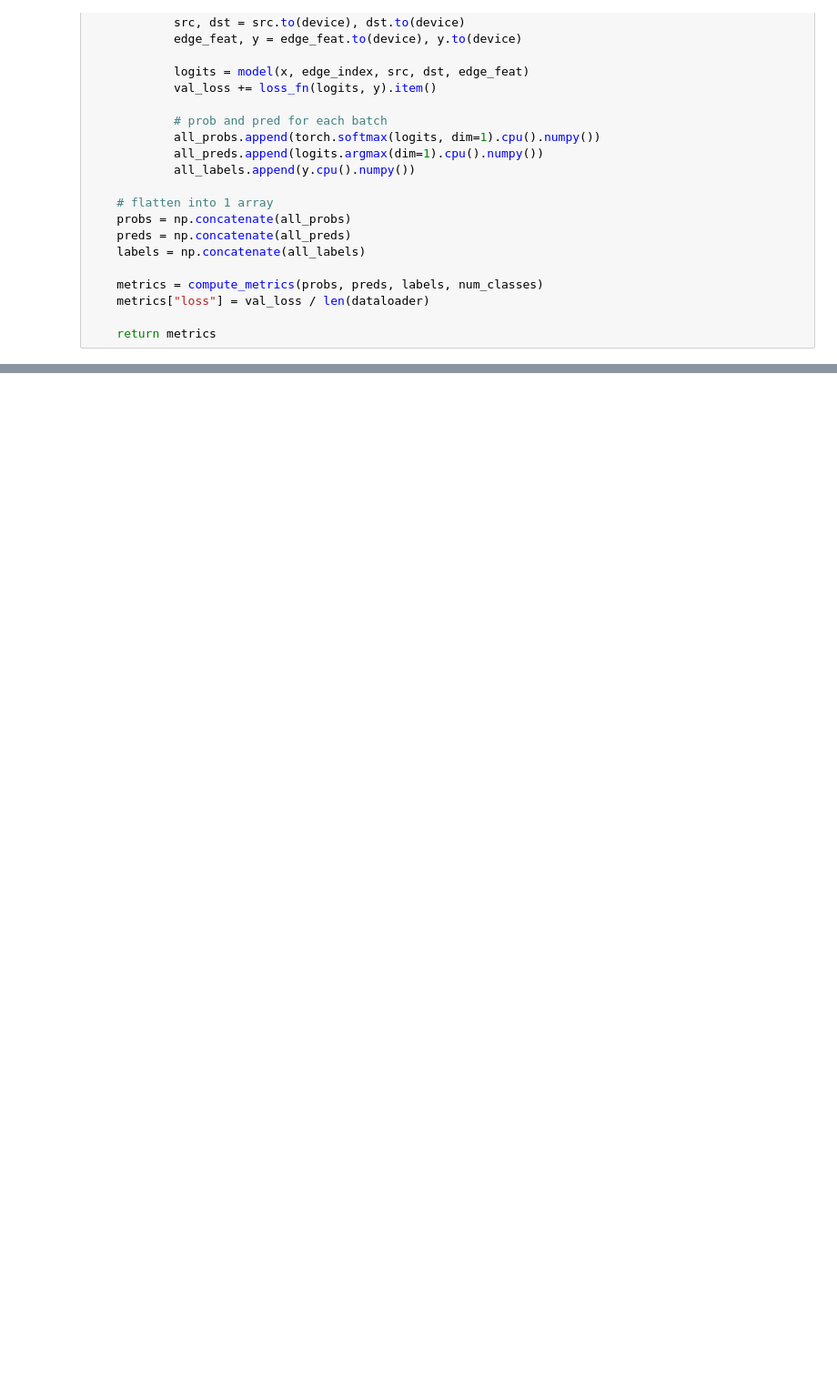
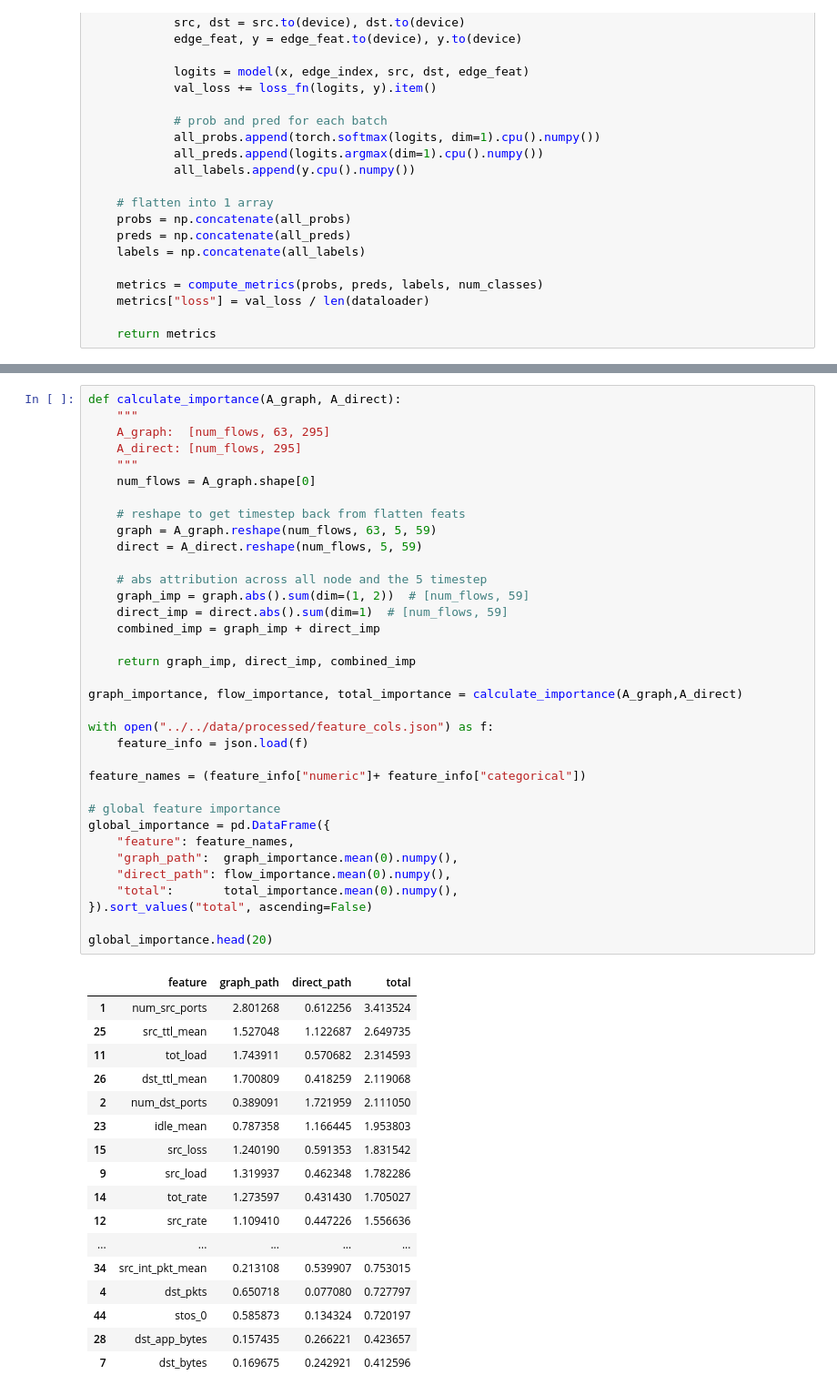
Before and after one commit to yjiahao/network-traffic-classification, a Jupyter notebook: src/model/gcn.ipynb, the cells around one changed output, grey strips where cells are left out. Shown at 91% size. Drawn from its saved outputs; the diff is of its cells as text; blank space fills up the shorter version.

Commit message:
gcn feature importance

```diff
--- a/src/model/gcn.ipynb
+++ b/src/model/gcn.ipynb
@@ -364,0 +450,53 @@ weighted avg     0.9999    0.9999    0.9999     47364
+# %%
+def calculate_importance(A_graph, A_direct):
+    """
+    A_graph:  [num_flows, 63, 295]
+    A_direct: [num_flows, 295]
+    """
+    num_flows = A_graph.shape[0]
+
+    # reshape to get timestep back from flatten feats
+    graph = A_graph.reshape(num_flows, 63, 5, 59)
+    direct = A_direct.reshape(num_flows, 5, 59)
+
+    # abs attribution across all node and the 5 timestep
+    graph_imp = graph.abs().sum(dim=(1, 2))  # [num_flows, 59]
+    direct_imp = direct.abs().sum(dim=1)  # [num_flows, 59]
+    combined_imp = graph_imp + direct_imp
+
+    return graph_imp, direct_imp, combined_imp
+
+graph_importance, flow_importance, total_importance = calculate_importance(A_graph,A_direct)
+
+with open("../../data/processed/feature_cols.json") as f:
+    feature_info = json.load(f)
+
+feature_names = (feature_info["numeric"]+ feature_info["categorical"])
+
+# global feature importance
+global_importance = pd.DataFrame({
+    "feature": feature_names,
+    "graph_path":  graph_importance.mean(0).numpy(),
+    "direct_path": flow_importance.mean(0).numpy(),
+    "total":       total_importance.mean(0).numpy(),
+}).sort_values("total", ascending=False)
+
+global_importance.head(20)
+# %% [output]
+|  | feature | graph_path | direct_path | total |
+| 1 | num_src_ports | 2.801268 | 0.612256 | 3.413524 |
+| 25 | src_ttl_mean | 1.527048 | 1.122687 | 2.649735 |
+| 11 | tot_load | 1.743911 | 0.570682 | 2.314593 |
+| 26 | dst_ttl_mean | 1.700809 | 0.418259 | 2.119068 |
+| 2 | num_dst_ports | 0.389091 | 1.721959 | 2.111050 |
+| 23 | idle_mean | 0.787358 | 1.166445 | 1.953803 |
+| 15 | src_loss | 1.240190 | 0.591353 | 1.831542 |
+| 9 | src_load | 1.319937 | 0.462348 | 1.782286 |
+| 14 | tot_rate | 1.273597 | 0.431430 | 1.705027 |
+| 12 | src_rate | 1.109410 | 0.447226 | 1.556636 |
+| ... | ... | ... | ... | ... |
+| 34 | src_int_pkt_mean | 0.213108 | 0.539907 | 0.753015 |
+| 4 | dst_pkts | 0.650718 | 0.077080 | 0.727797 |
+| 44 | stos_0 | 0.585873 | 0.134324 | 0.720197 |
+| 28 | dst_app_bytes | 0.157435 | 0.266221 | 0.423657 |
+| 7 | dst_bytes | 0.169675 | 0.242921 | 0.412596 |
```
Also changed, not shown: parts of 7 cells of this notebook, 3 other files.
